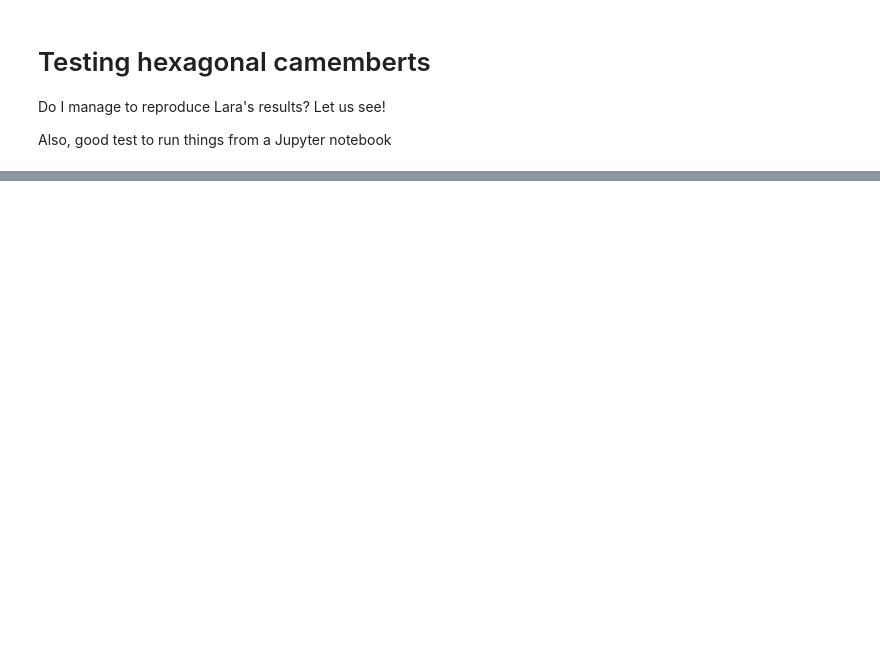
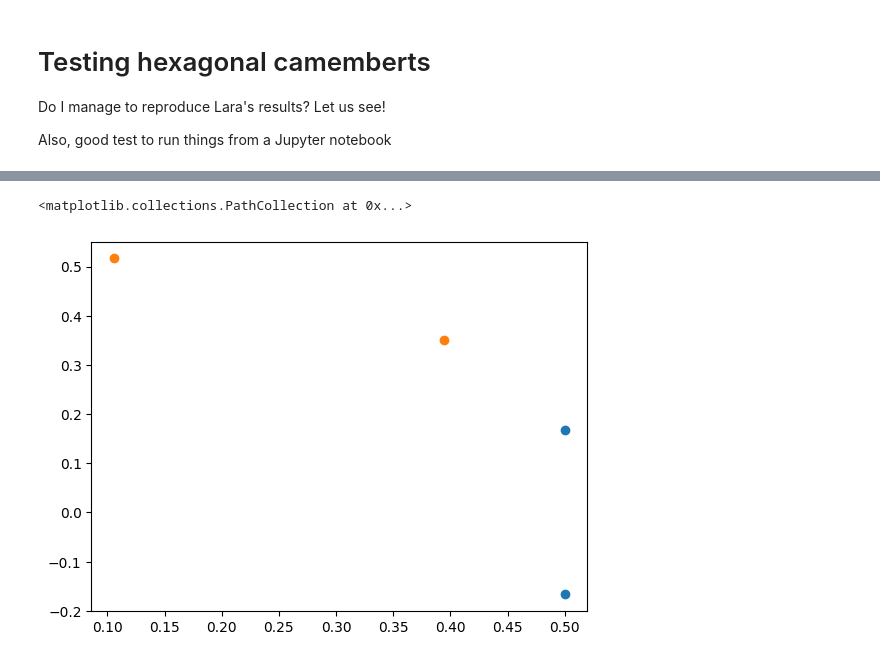
Before and after one commit to Soft-Biophysics-Group/frusa_lattice_mc, a Jupyter notebook: python/notebook/test_camembert.ipynb, the cells around one changed output, grey strips where cells are left out. Saved outputs shown, nothing was run; the diff lists cells and outputs as text; code cells hidden in the pictures; blank space fills up the shorter version.

```diff
--- a/python/notebook/test_camembert.ipynb
+++ b/python/notebook/test_camembert.ipynb
@@ -147,0 +185,9 @@ pr.plot_results_arrows()
+# %%
+plt.scatter(pr.face_0_corners[0, :], pr.face_0_corners[1, :])
+test_1 = pr.rotate_point(pr.face_0_corners[:, 0], 1)
+test_2 = pr.rotate_point(pr.face_0_corners[:, 1], 1)
+# plt.scatter(pr.all_face_corners[1][0, :], pr.all_face_corners[1][1, :])
+plt.scatter([test_1[0], test_2[0]], [test_1[1], test_2[1]])
+# %% [output]
+<matplotlib.collections.PathCollection at 0x...>
+[figure, added]
```
Also changed, not shown: parts of 13 cells of this notebook, 17 other files.
